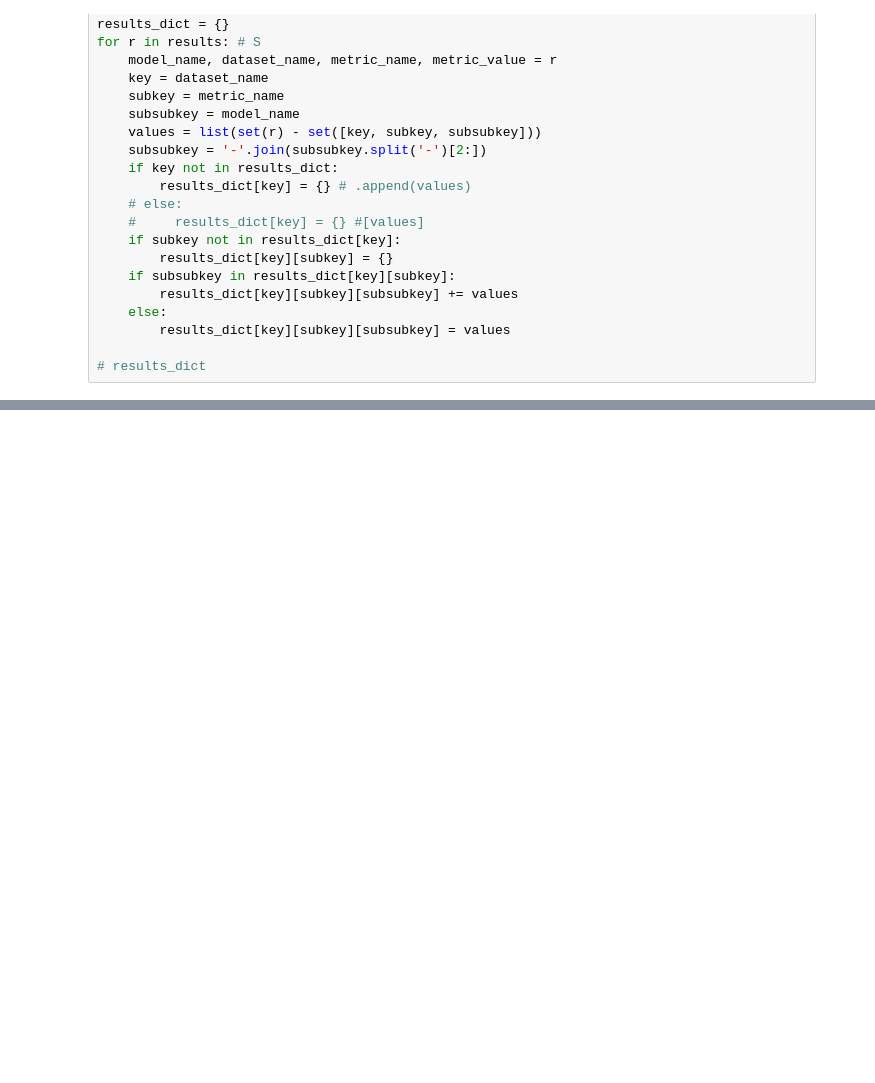
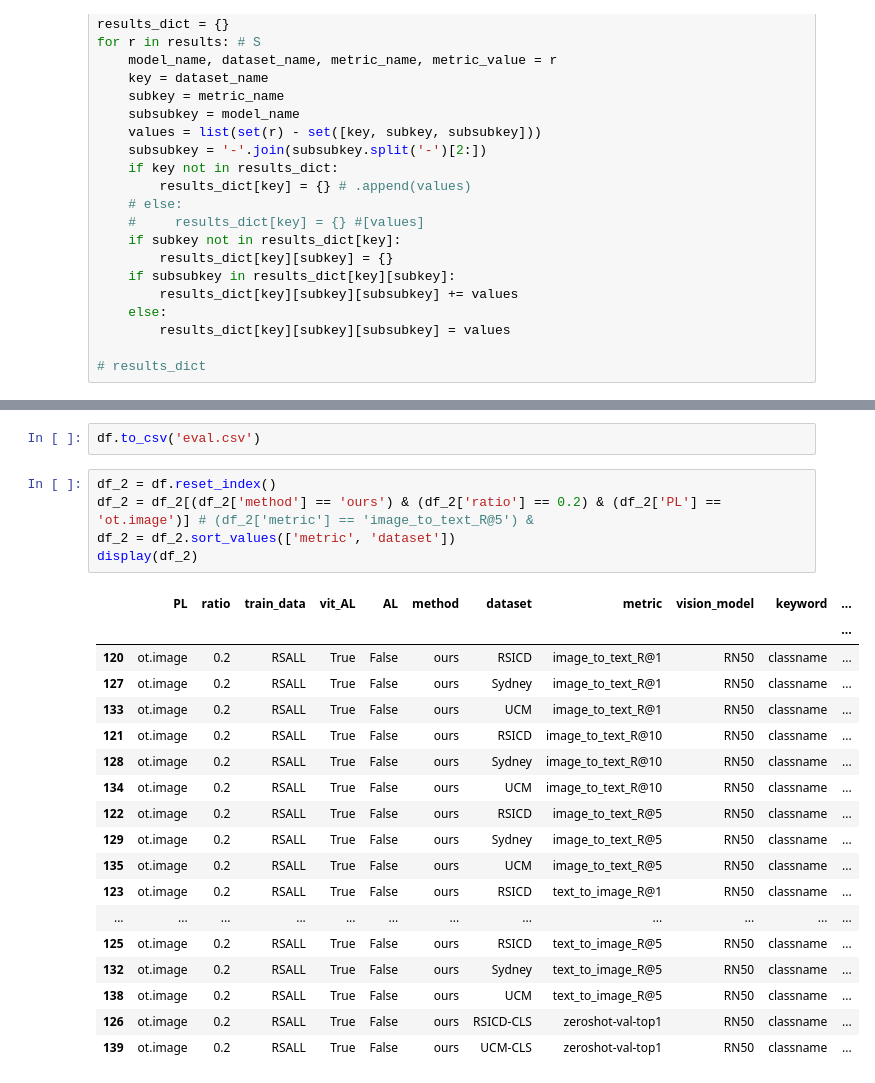
Before and after one commit to nataliehh/thesis2023-2024, a Jupyter notebook: results_analysis.ipynb, the cells around one changed output, grey strips where cells are left out. Cells and saved outputs as stored; diff of their text form; blank space fills up the shorter version.

```diff
--- a/results_analysis.ipynb
+++ b/results_analysis.ipynb
@@ -85,0 +86,26 @@ with pd.option_context('display.max_rows', None, 'display.max_columns', None):
+# %%
+df.to_csv('eval.csv')
+# %%
+df_2 = df.reset_index()
+df_2 = df_2[(df_2['method'] == 'ours') & (df_2['ratio'] == 0.2) & (df_2['PL'] == 'ot.image')] # (df_2['metric'] == 'image_to_text_R@5') &
+df_2 = df_2.sort_values(['metric', 'dataset'])
+display(df_2)
+# %% [output]
+|  | PL | ratio | train_data | vit_AL | AL | method | dataset | metric | vision_model | keyword | ... |
+|  |  |  |  |  |  |  |  |  |  |  | ... |
+| 120 | ot.image | 0.2 | RSALL | True | False | ours | RSICD | image_to_text_R@1 | RN50 | classname | ... |
+| 127 | ot.image | 0.2 | RSALL | True | False | ours | Sydney | image_to_text_R@1 | RN50 | classname | ... |
+| 133 | ot.image | 0.2 | RSALL | True | False | ours | UCM | image_to_text_R@1 | RN50 | classname | ... |
+| 121 | ot.image | 0.2 | RSALL | True | False | ours | RSICD | image_to_text_R@10 | RN50 | classname | ... |
+| 128 | ot.image | 0.2 | RSALL | True | False | ours | Sydney | image_to_text_R@10 | RN50 | classname | ... |
+| 134 | ot.image | 0.2 | RSALL | True | False | ours | UCM | image_to_text_R@10 | RN50 | classname | ... |
+| 122 | ot.image | 0.2 | RSALL | True | False | ours | RSICD | image_to_text_R@5 | RN50 | classname | ... |
+| 129 | ot.image | 0.2 | RSALL | True | False | ours | Sydney | image_to_text_R@5 | RN50 | classname | ... |
+| 135 | ot.image | 0.2 | RSALL | True | False | ours | UCM | image_to_text_R@5 | RN50 | classname | ... |
+| 123 | ot.image | 0.2 | RSALL | True | False | ours | RSICD | text_to_image_R@1 | RN50 | classname | ... |
+| ... | ... | ... | ... | ... | ... | ... | ... | ... | ... | ... | ... |
+| 125 | ot.image | 0.2 | RSALL | True | False | ours | RSICD | text_to_image_R@5 | RN50 | classname | ... |
+| 132 | ot.image | 0.2 | RSALL | True | False | ours | Sydney | text_to_image_R@5 | RN50 | classname | ... |
+| 138 | ot.image | 0.2 | RSALL | True | False | ours | UCM | text_to_image_R@5 | RN50 | classname | ... |
+| 126 | ot.image | 0.2 | RSALL | True | False | ours | RSICD-CLS | zeroshot-val-top1 | RN50 | classname | ... |
+| 139 | ot.image | 0.2 | RSALL | True | False | ours | UCM-CLS | zeroshot-val-top1 | RN50 | classname | ... |
```
Also changed, not shown: parts of 2 cells of this notebook, 5 other files.
